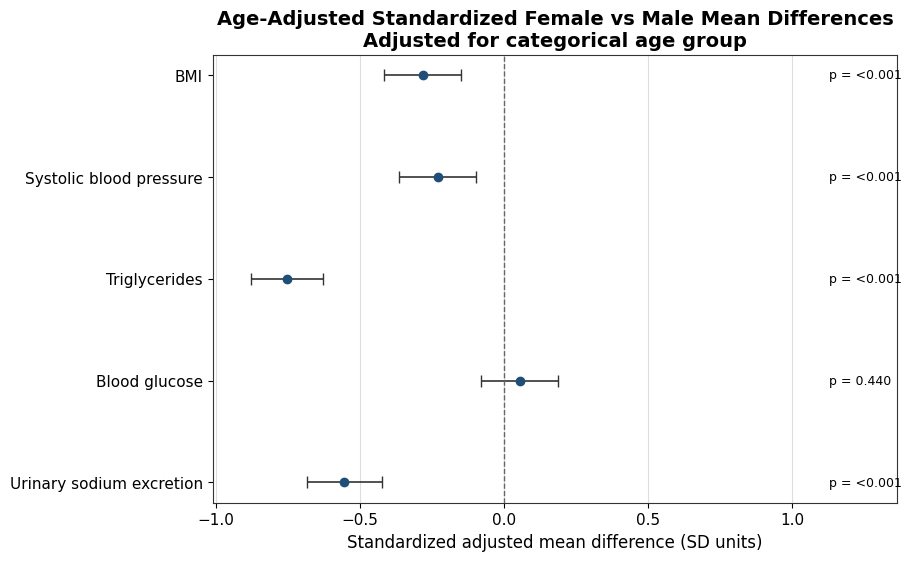
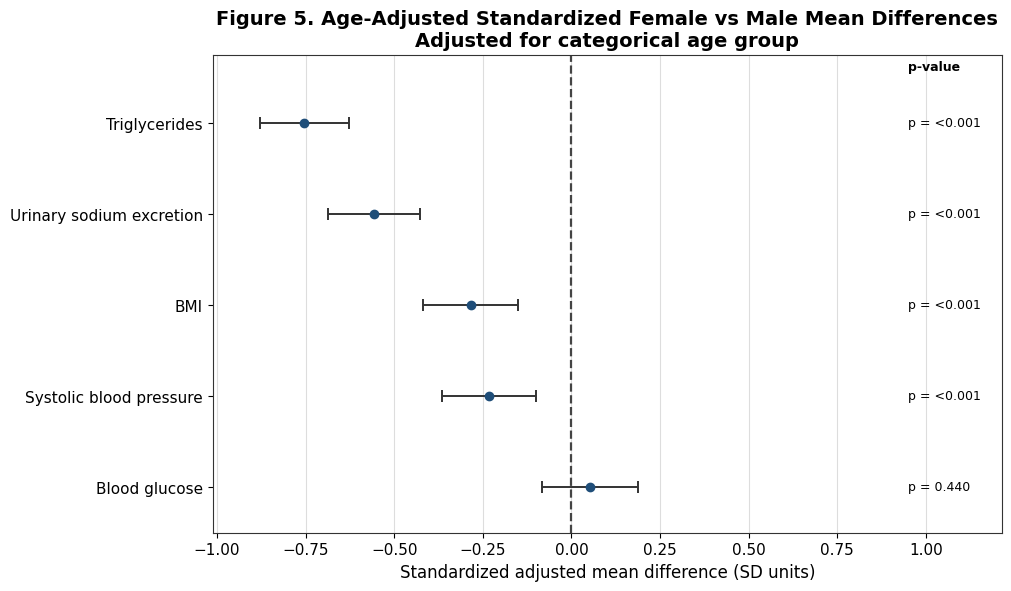
Unified diff of the notebook cell whose output changed from the first chart to the second:
--- before
+++ after
@@ -34,5 +34,10 @@
     ["Estimate", "95% CI lower", "95% CI upper"]
 ].round(3)
-continuous_forest_data = continuous_forest_data.iloc[::-1].reset_index(drop=True)
+continuous_forest_data["Absolute estimate"] = continuous_forest_data["Estimate"].abs()
+continuous_forest_data = (
+    continuous_forest_data.sort_values("Absolute estimate", ascending=True)
+    .drop(columns="Absolute estimate")
+    .reset_index(drop=True)
+)
 
 y = np.arange(len(continuous_forest_data))
@@ -42,5 +47,5 @@
 ])
 
-fig, ax = plt.subplots(figsize=(9, 5.5), constrained_layout=True)
+fig, ax = plt.subplots(figsize=(10, 5.8), constrained_layout=True)
 ax.errorbar(
     continuous_forest_data["Estimate"],
@@ -50,17 +55,30 @@
     color="#1F4E79",
     ecolor="#333333",
-    elinewidth=1.2,
+    elinewidth=1.4,
     capsize=4,
+    capthick=1.4,
+    markersize=6,
 )
-ax.axvline(0, color="#666666", linestyle="--", linewidth=1)
+ax.axvline(0, color="#444444", linestyle="--", linewidth=1.6)
 ax.set_yticks(y)
 ax.set_yticklabels(continuous_forest_data["Outcome"])
 ax.set_xlabel("Standardized adjusted mean difference (SD units)")
-ax.set_title("Age-Adjusted Standardized Female vs Male Mean Differences\nAdjusted for categorical age group")
+ax.set_title("Figure 5. Age-Adjusted Standardized Female vs Male Mean Differences\nAdjusted for categorical age group")
 ax.grid(axis="x", color="#DDDDDD", linewidth=0.8)
 
-x_limit = np.nanmax(np.abs(continuous_forest_data[["95% CI lower", "95% CI upper"]].to_numpy()))
-ax.set_xlim(-x_limit * 1.15, x_limit * 1.55)
-p_value_x = x_limit * 1.28
+x_limit = max(np.nanmax(np.abs(continuous_forest_data[["95% CI lower", "95% CI upper"]].to_numpy())), 0.1)
+left_limit = -x_limit * 1.15
+right_limit = x_limit * 1.38
+p_value_x = x_limit * 1.08
+ax.set_xlim(left_limit, right_limit)
+ax.text(
+    p_value_x,
+    len(continuous_forest_data) - 0.45,
+    "p-value",
+    ha="left",
+    va="bottom",
+    fontsize=9,
+    fontweight="bold",
+)
 for row_number, row in continuous_forest_data.iterrows():
     ax.text(
@@ -72,4 +90,5 @@
         fontsize=9,
     )
+ax.set_ylim(-0.5, len(continuous_forest_data) - 0.25)
 
 save_figure(fig, "fig5_age_adjusted_mean_differences.png")

Commit: Improve standardized forest plot readability